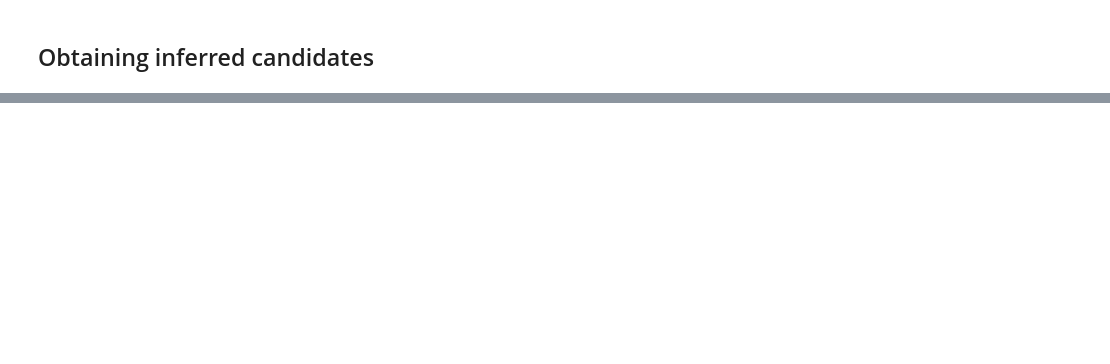
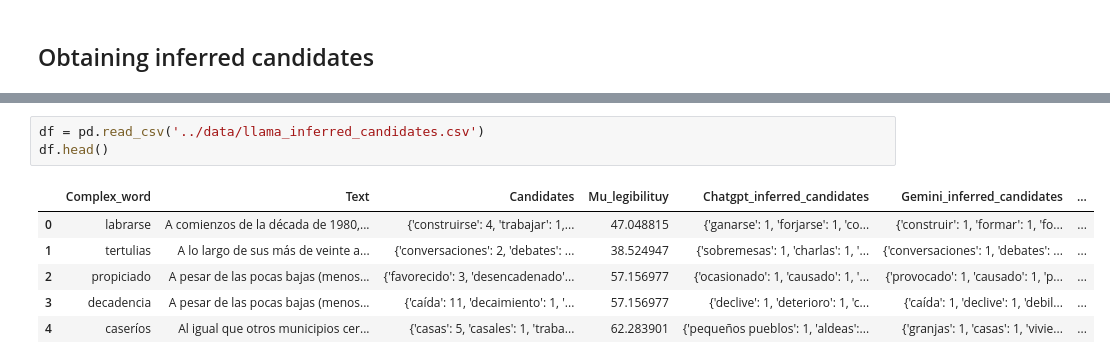
Before and after one commit to Guille-lg/word-simplification-TSAR-2022-submission, a Jupyter notebook: src/text_eda.ipynb, the cells around one changed output, grey strips where cells are left out. Saved outputs shown, nothing was run; the diff lists cells and outputs as text; blank space fills up the shorter version.

```diff
--- a/src/text_eda.ipynb
+++ b/src/text_eda.ipynb
@@ -175,0 +244,10 @@ Value similarity: 0.75
+# %%
+df = pd.read_csv('../data/llama_inferred_candidates.csv')
+df.head()
+# %% [output]
+|  | Complex_word | Text | Candidates | Mu_legibilituy | Chatgpt_inferred_candidates | Gemini_inferred_candidates | ... |
+| 0 | labrarse | A comienzos de la década de 1980,... | {'construirse': 4, 'trabajar': 1,... | 47.048815 | {'ganarse': 1, 'forjarse': 1, 'co... | {'construir': 1, 'formar': 1, 'fo... | ... |
+| 1 | tertulias | A lo largo de sus más de veinte a... | {'conversaciones': 2, 'debates': ... | 38.524947 | {'sobremesas': 1, 'charlas': 1, '... | {'conversaciones': 1, 'debates': ... | ... |
+| 2 | propiciado | A pesar de las pocas bajas (menos... | {'favorecido': 3, 'desencadenado'... | 57.156977 | {'ocasionado': 1, 'causado': 1, '... | {'provocado': 1, 'causado': 1, 'p... | ... |
+| 3 | decadencia | A pesar de las pocas bajas (menos... | {'caída': 11, 'decaimiento': 1, '... | 57.156977 | {'declive': 1, 'deterioro': 1, 'c... | {'caída': 1, 'declive': 1, 'debil... | ... |
+| 4 | caseríos | Al igual que otros municipios cer... | {'casas': 5, 'casales': 1, 'traba... | 62.283901 | {'pequeños pueblos': 1, 'aldeas':... | {'granjas': 1, 'casas': 1, 'vivie... | ... |
```
Also changed, not shown: parts of 11 cells of this notebook, 6 other files.
